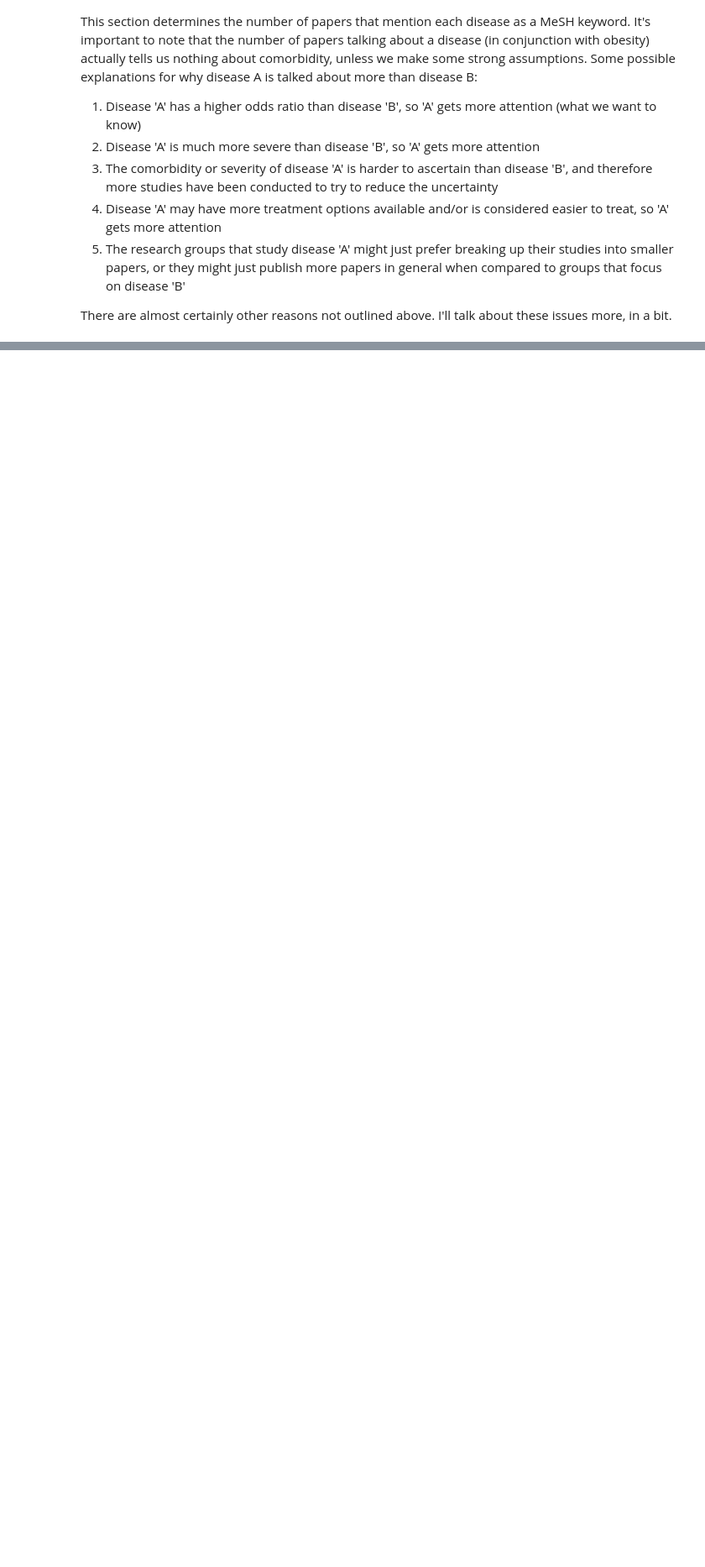
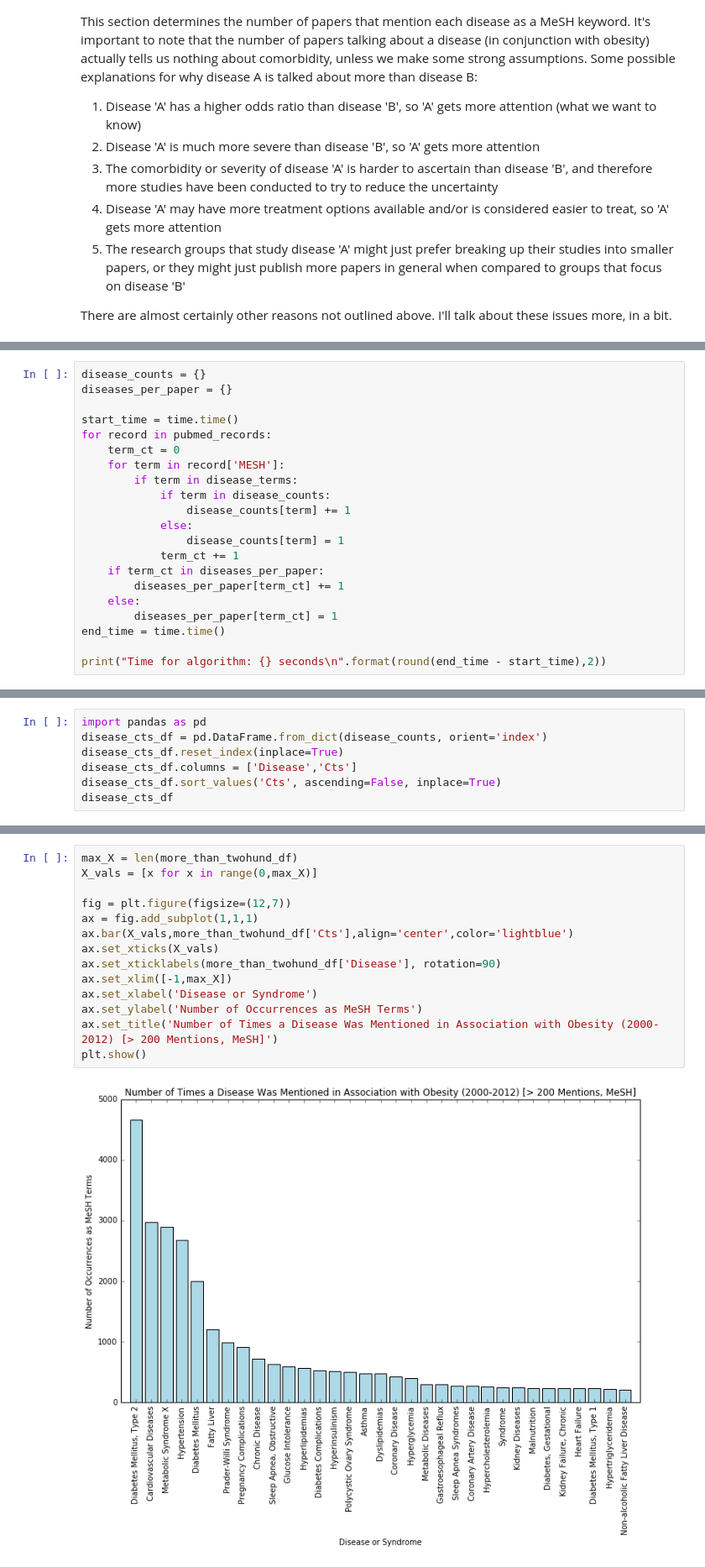
Before and after one commit to brianlevay/data_science, a Jupyter notebook: obesity_comorbid/obesity_comorbid.ipynb, the cells around one changed output, grey strips where cells are left out. Shown: that part at 84% size. Cells and saved outputs as stored; diff of their text form; blank space fills up the shorter version.

Commit message:
Added record counts to obesity_comorbid

```diff
--- a/obesity_comorbid/obesity_comorbid.ipynb
+++ b/obesity_comorbid/obesity_comorbid.ipynb
@@ -311,0 +309,21 @@ There are almost certainly other reasons not outlined above. I'll talk about the
+# %%
+disease_counts = {}
+diseases_per_paper = {}
+
+start_time = time.time()
+for record in pubmed_records:
+    term_ct = 0
+    for term in record['MESH']:
+        if term in disease_terms:
+            if term in disease_counts:
+                disease_counts[term] += 1
+            else:
+                disease_counts[term] = 1
+            term_ct += 1
+    if term_ct in diseases_per_paper:
+        diseases_per_paper[term_ct] += 1
+    else:
+        diseases_per_paper[term_ct] = 1
+end_time = time.time()
+
+print("Time for algorithm: {} seconds\n".format(round(end_time - start_time),2))
@@ -311,0 +336,7 @@ There are almost certainly other reasons not outlined above. I'll talk about the
+# %%
+import pandas as pd
+disease_cts_df = pd.DataFrame.from_dict(disease_counts, orient='index')
+disease_cts_df.reset_index(inplace=True)
+disease_cts_df.columns = ['Disease','Cts']
+disease_cts_df.sort_values('Cts', ascending=False, inplace=True)
+disease_cts_df
@@ -311,0 +418,16 @@ There are almost certainly other reasons not outlined above. I'll talk about the
+# %%
+max_X = len(more_than_twohund_df)
+X_vals = [x for x in range(0,max_X)]
+
+fig = plt.figure(figsize=(12,7))
+ax = fig.add_subplot(1,1,1)
+ax.bar(X_vals,more_than_twohund_df['Cts'],align='center',color='lightblue')
+ax.set_xticks(X_vals)
+ax.set_xticklabels(more_than_twohund_df['Disease'], rotation=90)
+ax.set_xlim([-1,max_X])
+ax.set_xlabel('Disease or Syndrome')
+ax.set_ylabel('Number of Occurrences as MeSH Terms')
+ax.set_title('Number of Times a Disease Was Mentioned in Association with Obesity (2000-2012) [> 200 Mentions, MeSH]')
+plt.show()
+# %% [output]
+[figure, added]
```
Also changed, not shown: parts of 16 cells of this notebook, 1 other file.
